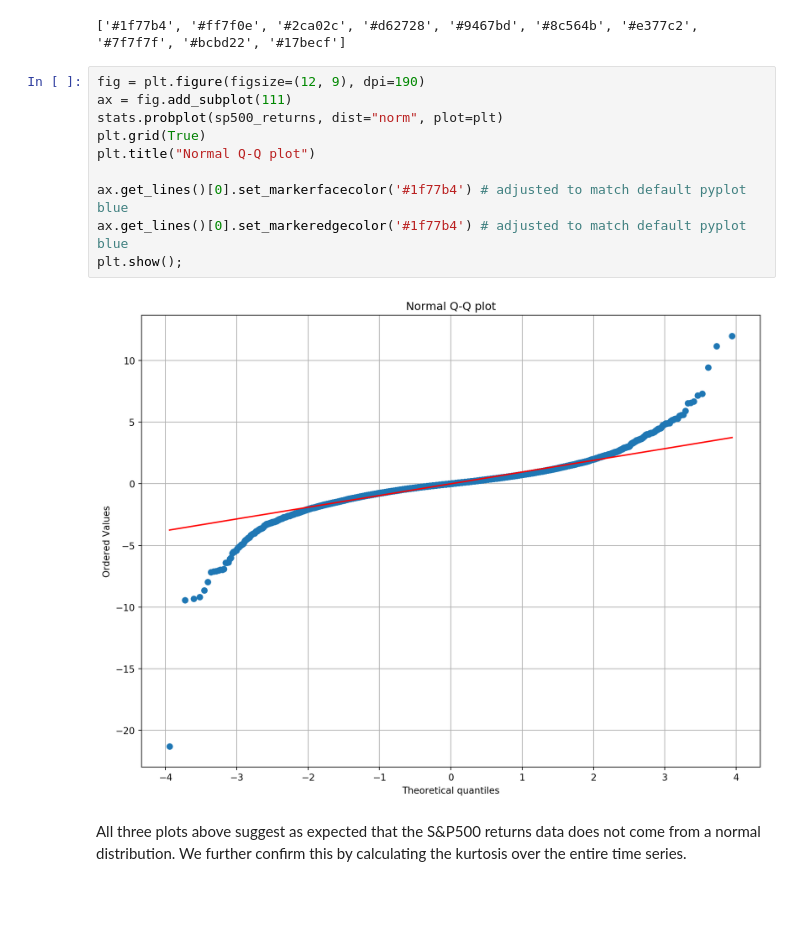
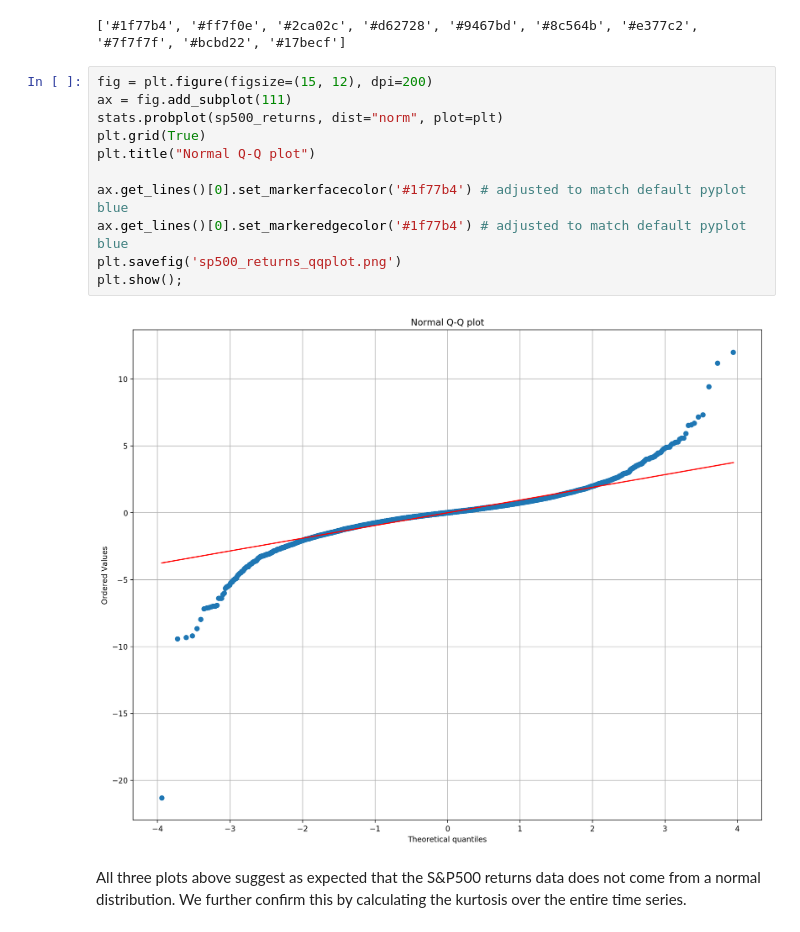
Before and after one commit to ngurnani/VolatilityPrediction, a Jupyter notebook: src/NoVaS.ipynb, the cells around one changed output. Saved outputs shown, nothing was run; the diff lists cells and outputs as text; blank space fills up the shorter version.

```diff
--- a/src/NoVaS.ipynb
+++ b/src/NoVaS.ipynb
@@ -57,17 +57,18 @@ print(plt.rcParams['axes.prop_cycle'].by_key()['color'])
 # %% [output]
 ['#1f77b4', '#ff7f0e', '#2ca02c', '#d62728', '#9467bd', '#8c564b', '#e377c2', '#7f7f7f', '#bcbd22', '#17becf']
 # %%
-fig = plt.figure(figsize=(12, 9), dpi=190)
+fig = plt.figure(figsize=(15, 12), dpi=200)
 ax = fig.add_subplot(111)
 stats.probplot(sp500_returns, dist="norm", plot=plt)
 plt.grid(True)
 plt.title("Normal Q-Q plot")
 
 ax.get_lines()[0].set_markerfacecolor('#1f77b4') # adjusted to match default pyplot blue
 ax.get_lines()[0].set_markeredgecolor('#1f77b4') # adjusted to match default pyplot blue
+plt.savefig('sp500_returns_qqplot.png')
 plt.show();
 # %% [output]
-[figure, old version]
+[figure, new version]
 # %% [markdown]
 All three plots above suggest as expected that the S&P500 returns data does not come from a normal distribution. We further confirm this by calculating the kurtosis over the entire time series.
 # %% [markdown]
```
Also changed, not shown: 10 other files.
